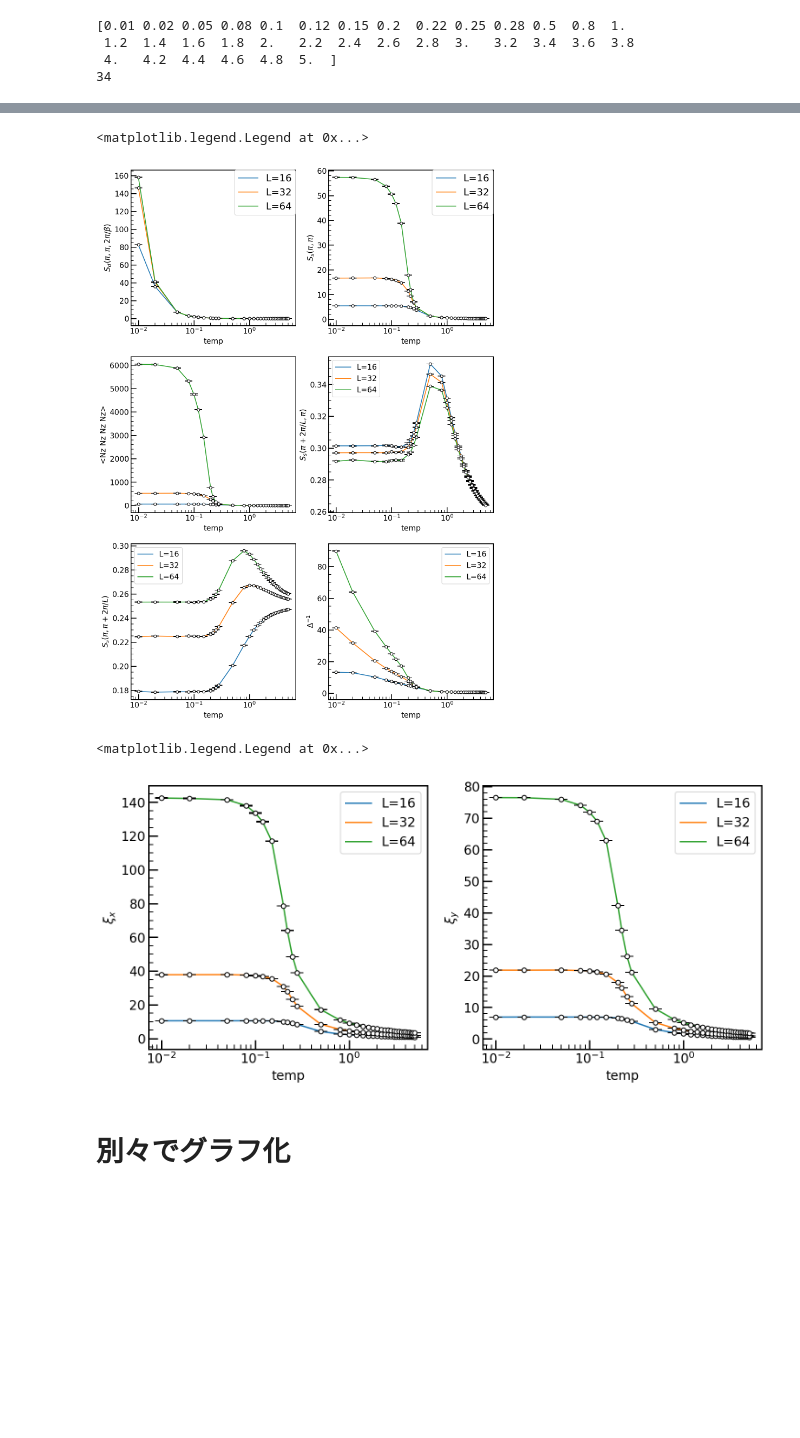
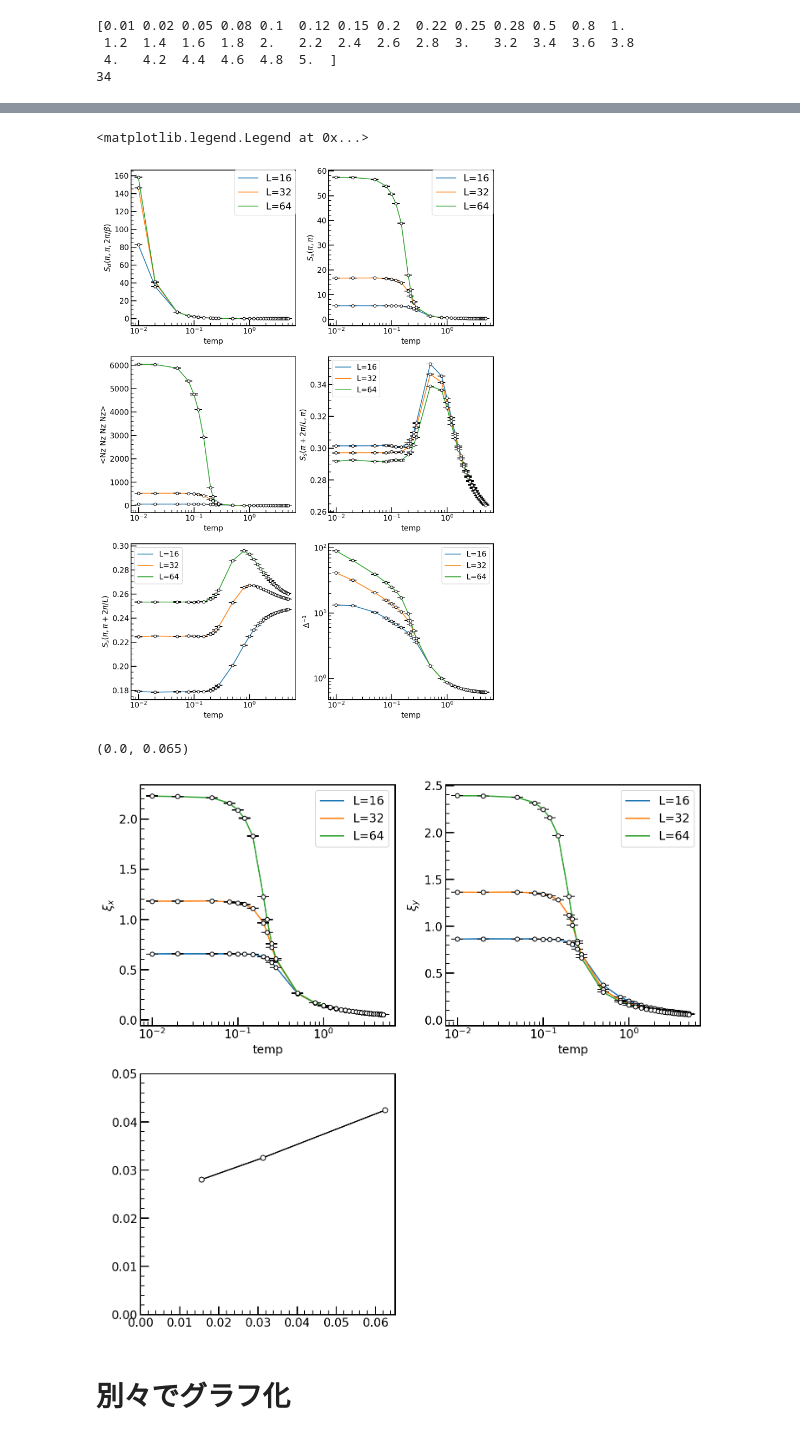
Before and after one commit to Taiga-U/bug-free-umbrella, a Jupyter notebook: makegraphs2.ipynb, the cells around one changed output, grey strips where cells are left out. Saved outputs shown, nothing was run; the diff lists cells and outputs as text; code cells hidden in the pictures; blank space fills up the shorter version.

```diff
--- a/makegraphs2.ipynb
+++ b/makegraphs2.ipynb
@@ -302,47 +307,53 @@ ax6.errorbar(temp,inverse_gap64,yerr=inverse_gap_err64,capsize=7,fmt='o', marker
 ax6.set_ylabel("$\Delta^{-1}$")
 ax6.set_xlabel("temp")
 ax6.set_xscale('log')
+ax6.set_yscale('log')
 ax6.legend(loc=1)
 # %% [output]
 <matplotlib.legend.Legend at 0x...>
-[figure, old version]
+[figure, new version]
 # %%
 fig = plt.figure(figsize=(12,18))
 gyou = 3
 retsu = 2
 
 
 ax1 = fig.add_subplot(gyou,retsu,1)
-ax1.plot(temp, correlation_length_x16,label="L=16")
-ax1.plot(temp, correlation_length_x32,label="L=32")
-ax1.plot(temp, correlation_length_x64,label="L=64")
-ax1.errorbar(temp,correlation_length_x16,yerr=correlation_length_x_err16,capsize=7,fmt='o', markersize=5, ecolor='black', markeredgecolor = "black", color='w')
-ax1.errorbar(temp,correlation_length_x32,yerr=correlation_length_x_err32,capsize=7,fmt='o', markersize=5, ecolor='black', markeredgecolor = "black", color='w')
-ax1.errorbar(temp,correlation_length_x64,yerr=correlation_length_x_err64,capsize=7,fmt='o', markersize=5, ecolor='black', markeredgecolor = "black", color='w')
+ax1.plot(temp, correlation_length_x16/16,label="L=16")
+ax1.plot(temp, correlation_length_x32/32,label="L=32")
+ax1.plot(temp, correlation_length_x64/64,label="L=64")
+ax1.errorbar(temp,correlation_length_x16/16,yerr=correlation_length_x_err16/16,capsize=7,fmt='o', markersize=5, ecolor='black', markeredgecolor = "black", color='w')
+ax1.errorbar(temp,correlation_length_x32/32,yerr=correlation_length_x_err32/32,capsize=7,fmt='o', markersize=5, ecolor='black', markeredgecolor = "black", color='w')
+ax1.errorbar(temp,correlation_length_x64/64,yerr=correlation_length_x_err64/64,capsize=7,fmt='o', markersize=5, ecolor='black', markeredgecolor = "black", color='w')
 ax1.set_ylabel("$\\xi_x$")
 ax1.set_xlabel("temp")
 ax1.set_xscale("log")
 ax1.legend(loc=1)
 
 ax2 = fig.add_subplot(gyou,retsu,2)
-ax2.plot(temp, correlation_length_y16,label="L=16")
-ax2.plot(temp, correlation_length_y32,label="L=32")
-ax2.plot(temp, correlation_length_y64,label="L=64")
-ax2.errorbar(temp,correlation_length_y16,yerr=correlation_length_y_err16,capsize=7,fmt='o', markersize=5, ecolor='black', markeredgecolor = "black", color='w')
-ax2.errorbar(temp,correlation_length_y32,yerr=correlation_length_y_err32,capsize=7,fmt='o', markersize=5, ecolor='black', markeredgecolor = "black", color='w')
-ax2.errorbar(temp,correlation_length_y64,yerr=correlation_length_y_err64,capsize=7,fmt='o', markersize=5, ecolor='black', markeredgecolor = "black", color='w')
+ax2.plot(temp, correlation_length_y16/8,label="L=16")
+ax2.plot(temp, correlation_length_y32/16,label="L=32")
+ax2.plot(temp, correlation_length_y64/32,label="L=64")
+ax2.errorbar(temp,correlation_length_y16/8,yerr=correlation_length_y_err16/8,capsize=7,fmt='o', markersize=5, ecolor='black', markeredgecolor = "black", color='w')
+ax2.errorbar(temp,correlation_length_y32/16,yerr=correlation_length_y_err32/16,capsize=7,fmt='o', markersize=5, ecolor='black', markeredgecolor = "black", color='w')
+ax2.errorbar(temp,correlation_length_y64/32,yerr=correlation_length_y_err64/32,capsize=7,fmt='o', markersize=5, ecolor='black', markeredgecolor = "black", color='w')
 ax2.set_ylabel("$\\xi_y$")
 ax2.set_xlabel("temp")
 ax2.set_xscale("log")
 ax2.legend(loc=1)
 
-# ax3 = fig.add_subplot(gyou,retsu,3)
-# N = {64*32, 32*16, 16*8}
-# S = {static_S64[0],static_S32[0],static_S16[0]}
-# ax3.plot(1/N,S/N)
+ax3 = fig.add_subplot(gyou,retsu,3)
+N = np.array([1/(16), 1/(32), 1/(64)])
+S = np.array([static_S16[0]*N[0]/8,static_S32[0]*N[1]/16,static_S64[0]*N[2]/32])
+ax3.plot(N,S,'o-',markerfacecolor='white',color='black')
+ax3.set_ylim(0,0.05)
+ax3.set_xlim(0,0.065)
+# x_extrap = np.arange(45)
+# f = interpolate.interp1d(N, S,fill_value="extrapolate")
+# ax3.plot(x_extrap,f(x_extrap))
 # %% [output]
-<matplotlib.legend.Legend at 0x...>
+(0.0, 0.065)
-[figure, old version]
+[figure, new version]
 # %% [markdown]
 # **別々でグラフ化**
 # %%
```
Also changed, not shown: parts of 3 cells of this notebook.
